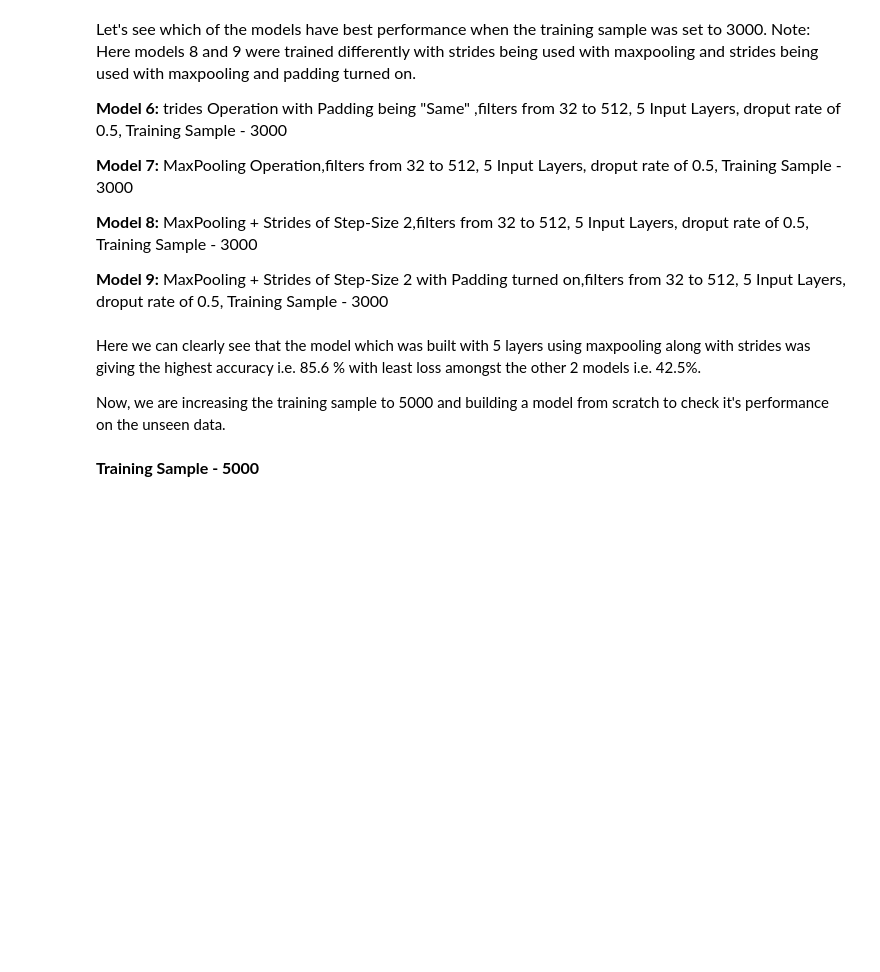
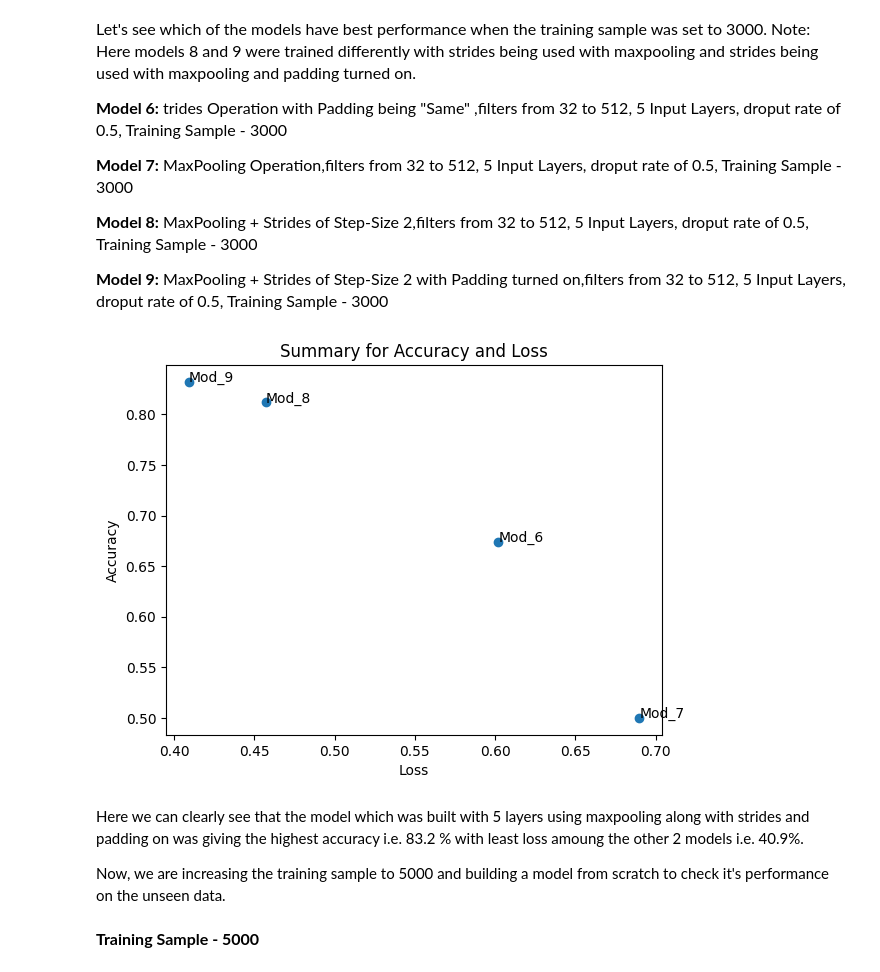
Before and after one commit to Nisha40108/ADVANCED-MACHINE-LEARNING-64061-, a Jupyter notebook: Assignment2CON.ipynb, the cells around one changed output. Cells and saved outputs as stored; diff of their text form; code cells hidden in the pictures; blank space fills up the shorter version.

```diff
--- a/Assignment2CON.ipynb
+++ b/Assignment2CON.ipynb
@@ -536,10 +620,10 @@ print(f'Accuracy: {Model4_Results[1]:.3f}')
 
 <font size="3"><b>Model 4:</b> filters from 64 to 1024, 5 Input Layers, Augmented Images and Dropout rate of 0.6 </font>
 # %%
-Model_1 = (0.645, 0.614)
-Model_2 = (0.601, 0.712)
-Model_3 = (0.609,0.692)
-Model_4 = (0.666, 0.652)
+Model_1 = (0.653, 0.696)
+Model_2 = (0.588, 0.714)
+Model_3 = (0.620,0.674)
+Model_4 = (0.604, 0.680)
 # %%
 Models = ("Mod_1","Mod_2","Mod_3","Mod_4")
 Loss = (Model_1[0],Model_2[0],Model_3[0],Model_4[0])
@@ -772,8 +945,8 @@ print(f'Accuracy: {Model6_Results[1]:.3f}')
 
 <font size="3"><b>Model 6:</b> filters from 32 to 256, 5 Input Layers, Augmented Images and Droput rate of 0.5, <u>training size 2000</u>, <u>Padding being same</u> </font>
 # %%
-Model_5 = (0.445,0.860)
-Model_6 = (0.608,0.650)
+Model_5 = (0.459,0.814)
+Model_6 = (0.602,0.674)
 # %%
 Models_2 = ("Mod_2","Mod_5","Mod_6")
 Loss_2 = (Model_2[0],Model_5[0],Model_6[0])
@@ -1070,25 +1371,27 @@ print(f'Accuracy: {Model9_Results[1]:.3f}')
 
 <font size="3"><b>Model 9:</b> MaxPooling + Strides of Step-Size 2 with Padding turned on,filters from 32 to 512, 5 Input Layers, droput rate of 0.5, Training Sample - 3000 </font>
 # %%
-Model_7 = (0.495,0.818)
-Model_8 = (0.425,0.856)
-Model_9 = (0.551,0.782)
+Model_7 = (0.69,0.500)
+Model_8 = (0.457,0.812)
+Model_9 = (0.409,0.832)
 # %%
-Models_3 = (,"Mod_6","Mod_7","Mod_8","Mod_9")
+Models_3 = ("Mod_6","Mod_7","Mod_8","Mod_9")
 Loss_3 = (Model_6[0],Model_7[0],Model_8[0],Model_9[0])
 Accuracy_3 = (Model_6[1],Model_7[1],Model_8[1],Model_9[1])
 
 fig, ax = plt.subplots()
 ax.scatter(Loss_3,Accuracy_3)
 for i, txt in enumerate(Models_3):
     ax.annotate(txt, (Loss_3[i],Accuracy_3[i] ))
 plt.title("Summary for Accuracy and Loss")
 plt.ylabel("Accuracy")
 plt.xlabel("Loss")
 
 plt.show()
+# %% [output]
+[figure, added]
 # %% [markdown]
-Here we can clearly see that the model which was built with 5 layers using maxpooling along with strides was giving the highest accuracy i.e. 85.6 % with least loss amongst the other 2 models i.e. 42.5%.
+Here we can clearly see that the model which was built with 5 layers using maxpooling along with strides and padding on was giving the highest accuracy i.e. 83.2 % with least loss amoung the other 2 models i.e. 40.9%.
 
 Now, we are increasing the training sample to 5000 and building a model from scratch to check it's performance on the unseen data.
 # %% [markdown]
```
Also changed, not shown: parts of 99 cells of this notebook.
